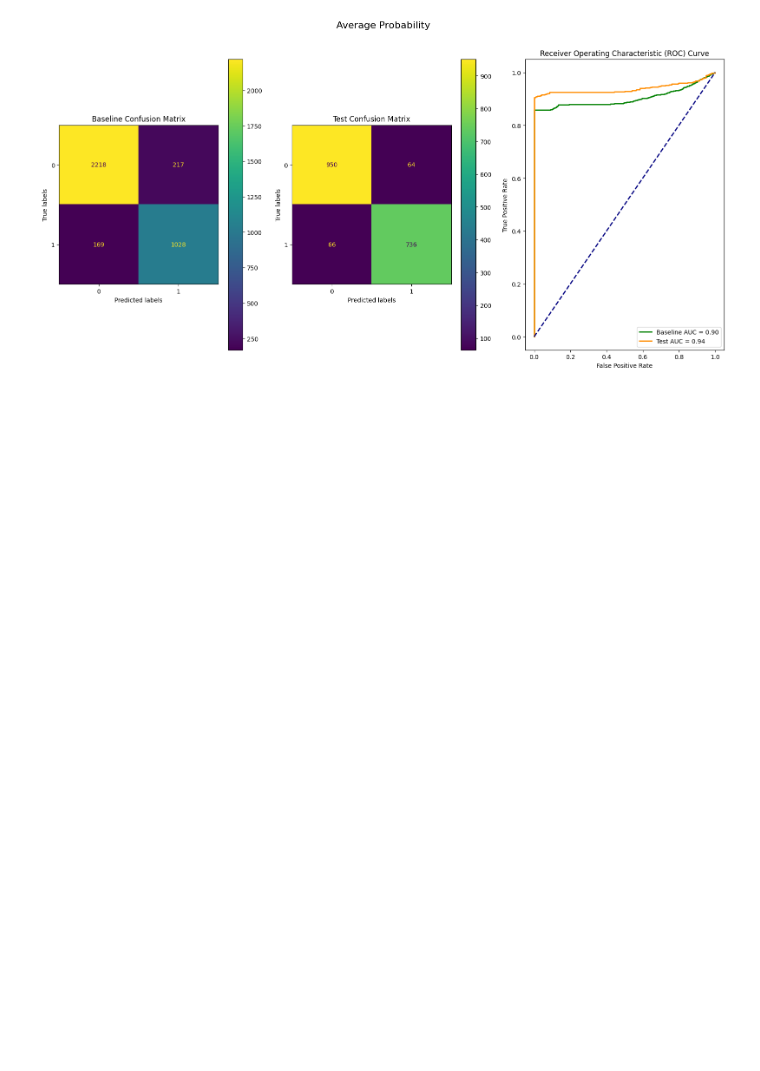
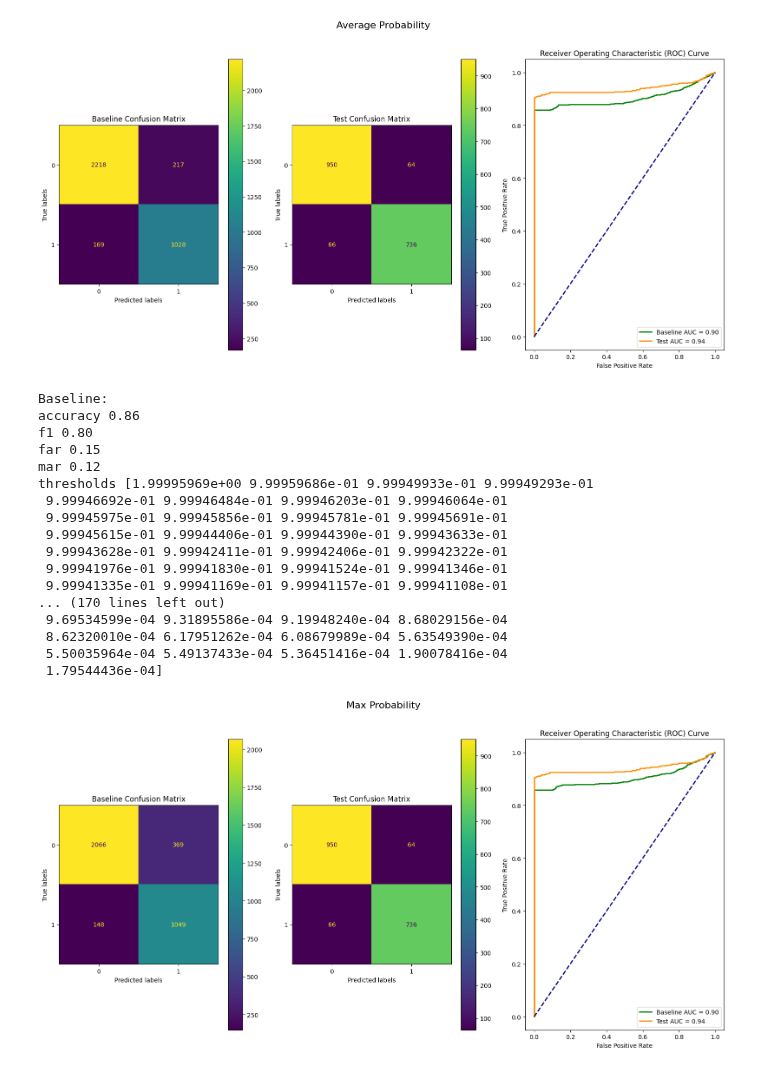
Before and after one commit to Oren-Ben/mlops-anomaly-detection, a Jupyter notebook: test.ipynb, the cells around one changed output. Cells and saved outputs as stored; diff of their text form; code cells hidden in the pictures; blank space fills up the shorter version.

```diff
--- a/test.ipynb
+++ b/test.ipynb
@@ -240,7 +240,26 @@ plot(baseline_metrics, test_metrics, title = 'Average Probability')
 # %%
 baseline_metrics = calc_metrics(y_valid,max_valid_predict)
 print(f"Baseline:\naccuracy {baseline_metrics['accuracy']:.2f}\nf1 {baseline_metrics['f1']:.2f}\nfar {baseline_metrics['far']:.2f}\nmar {baseline_metrics['mar']:.2f}\nthresholds {baseline_metrics['thresholds']}")
-test_metrics = calc_metrics(y_test,avg_test_predict)
+test_metrics = calc_metrics(y_test,max_test_predict)
 print(f"Test:\naccuracy {test_metrics['accuracy']:.2f}\nf1 {test_metrics['f1']:.2f}\nfar {test_metrics['far']:.2f}\nmar {test_metrics['mar']:.2f}\nthresholds {test_metrics['thresholds']}")
 
 plot(baseline_metrics, test_metrics, title = 'Max Probability')
+# %% [output]
+Baseline:
+accuracy 0.86
+f1 0.80
+far 0.15
+mar 0.12
+thresholds [1.99995969e+00 9.99959686e-01 9.99949933e-01 9.99949293e-01
+ 9.99946692e-01 9.99946484e-01 9.99946203e-01 9.99946064e-01
+ 9.99945975e-01 9.99945856e-01 9.99945781e-01 9.99945691e-01
+ 9.99945615e-01 9.99944406e-01 9.99944390e-01 9.99943633e-01
+ 9.99943628e-01 9.99942411e-01 9.99942406e-01 9.99942322e-01
+ 9.99941976e-01 9.99941830e-01 9.99941524e-01 9.99941346e-01
+ 9.99941335e-01 9.99941169e-01 9.99941157e-01 9.99941108e-01
+... (170 lines left out)
+ 9.69534599e-04 9.31895586e-04 9.19948240e-04 8.68029156e-04
+ 8.62320010e-04 6.17951262e-04 6.08679989e-04 5.63549390e-04
+ 5.50035964e-04 5.49137433e-04 5.36451416e-04 1.90078416e-04
+ 1.79544436e-04]
+[figure, added]
```
